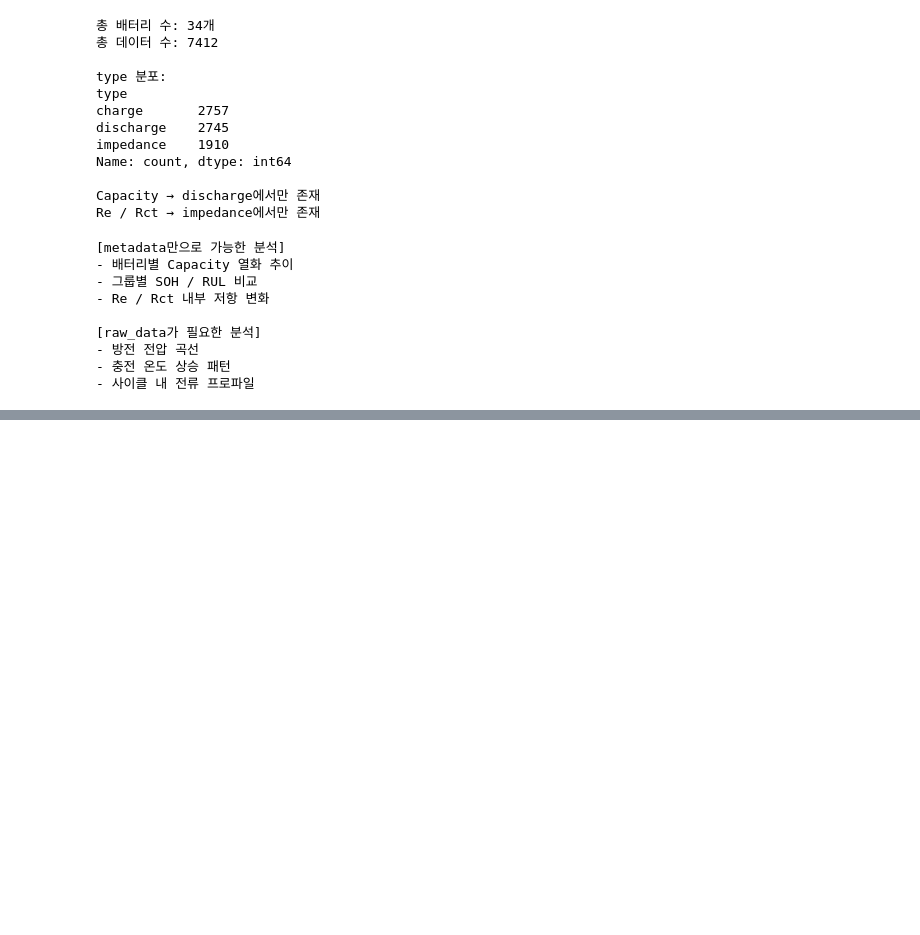
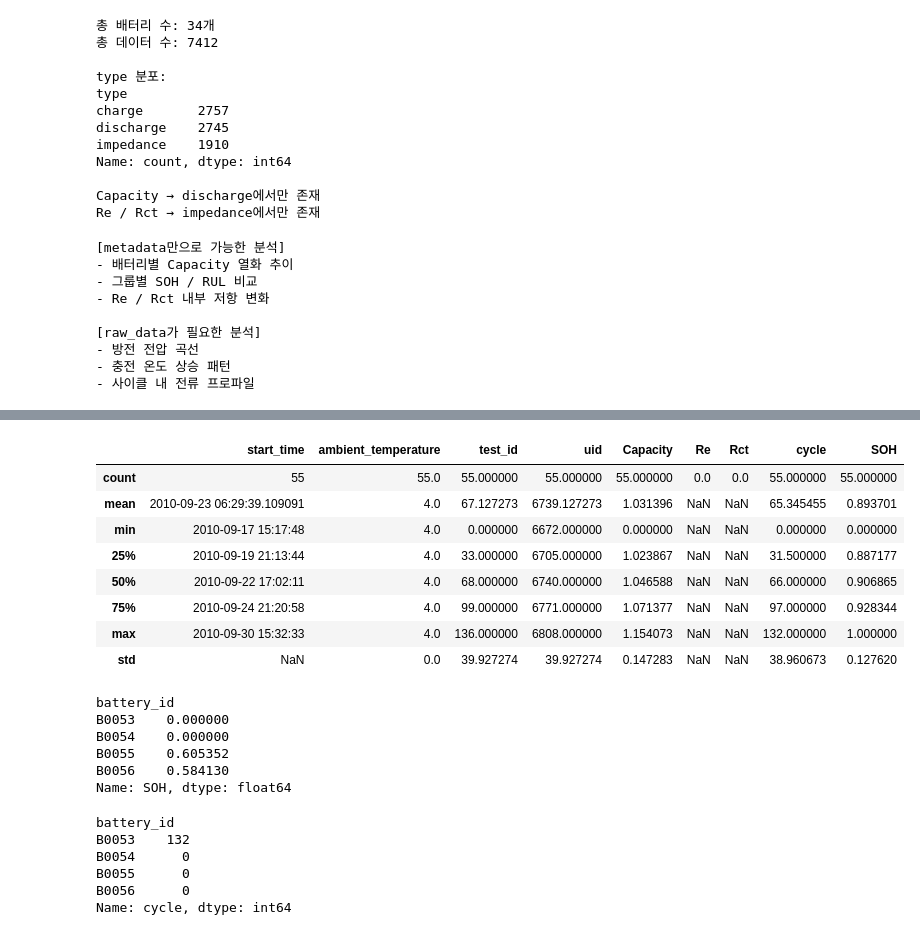
Before and after one commit to mipigirl7/project_lithium_battery_analysis_16team, a Jupyter notebook: setting.ipynb, the cells around one changed output, grey strips where cells are left out. Cells and saved outputs as stored; diff of their text form; code cells hidden in the pictures; blank space fills up the shorter version.

```diff
--- a/setting.ipynb
+++ b/setting.ipynb
@@ -697,0 +804,34 @@ df['Capacity']
+# %%
+group[group['battery_id']=='B0053'].describe()
+# %% [output]
+|  | start_time | ambient_temperature | test_id | uid | Capacity | Re | Rct | cycle | SOH |
+| count | 55 | 55.0 | 55.000000 | 55.000000 | 55.000000 | 0.0 | 0.0 | 55.000000 | 55.000000 |
+| mean | 2010-09-23 06:29:39.109091 | 4.0 | 67.127273 | 6739.127273 | 1.031396 | NaN | NaN | 65.345455 | 0.893701 |
+| min | 2010-09-17 15:17:48 | 4.0 | 0.000000 | 6672.000000 | 0.000000 | NaN | NaN | 0.000000 | 0.000000 |
+| 25% | 2010-09-19 21:13:44 | 4.0 | 33.000000 | 6705.000000 | 1.023867 | NaN | NaN | 31.500000 | 0.887177 |
+| 50% | 2010-09-22 17:02:11 | 4.0 | 68.000000 | 6740.000000 | 1.046588 | NaN | NaN | 66.000000 | 0.906865 |
+| 75% | 2010-09-24 21:20:58 | 4.0 | 99.000000 | 6771.000000 | 1.071377 | NaN | NaN | 97.000000 | 0.928344 |
+| max | 2010-09-30 15:32:33 | 4.0 | 136.000000 | 6808.000000 | 1.154073 | NaN | NaN | 132.000000 | 1.000000 |
+| std | NaN | 0.0 | 39.927274 | 39.927274 | 0.147283 | NaN | NaN | 38.960673 | 0.127620 |
+# %%
+group.groupby('battery_id')['SOH'].min()
+# %% [output]
+battery_id
+B0053    0.000000
+B0054    0.000000
+B0055    0.605352
+B0056    0.584130
+Name: SOH, dtype: float64
+# %%
+# 업계기준 70%면 사용 불가능한 상태
+# 몇번 반복했을때 70%밑으로 떨어지는지 구해보자
+eol_df = group[group['SOH']<= 0.7]
+battery_life = eol_df.groupby('battery_id')['cycle'].min()
+battery_life.sort_values(ascending=False)
+# %% [output]
+battery_id
+B0053    132
+B0054      0
+B0055      0
+B0056      0
+Name: cycle, dtype: int64
```
Also changed, not shown: parts of 13 cells of this notebook, 3 other files.
